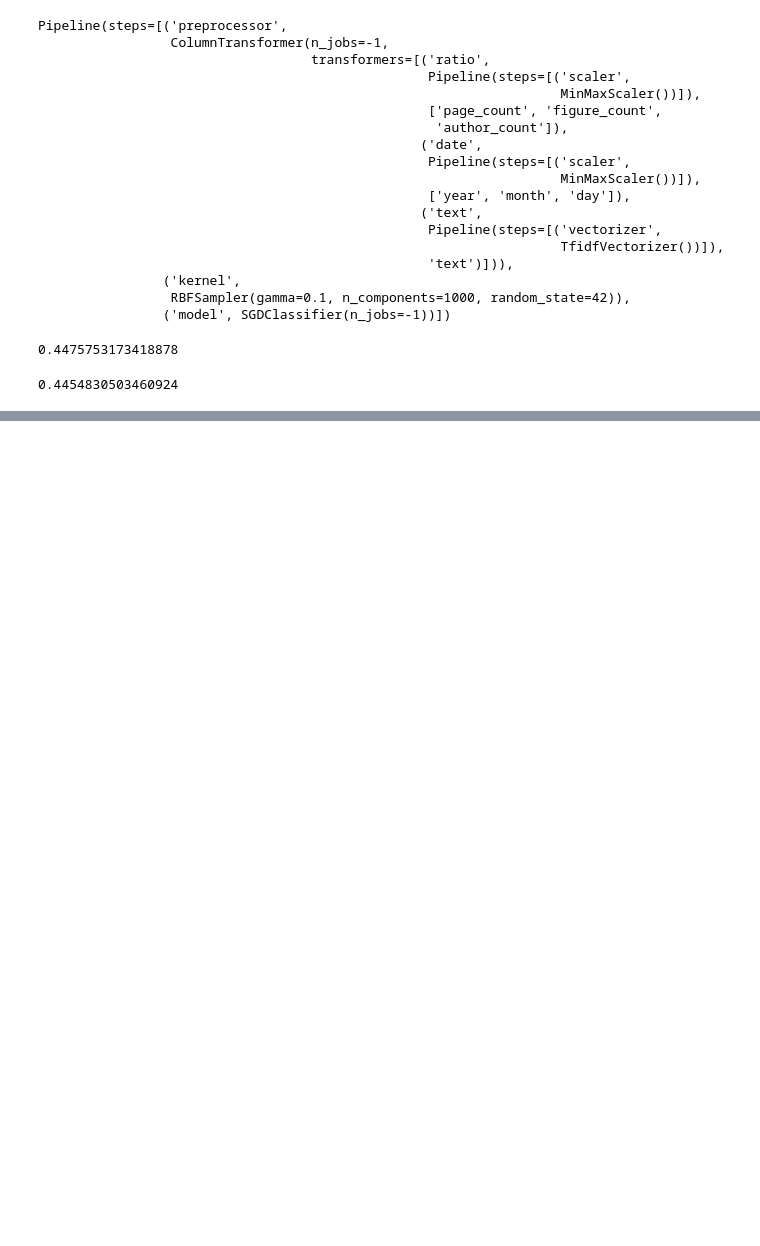
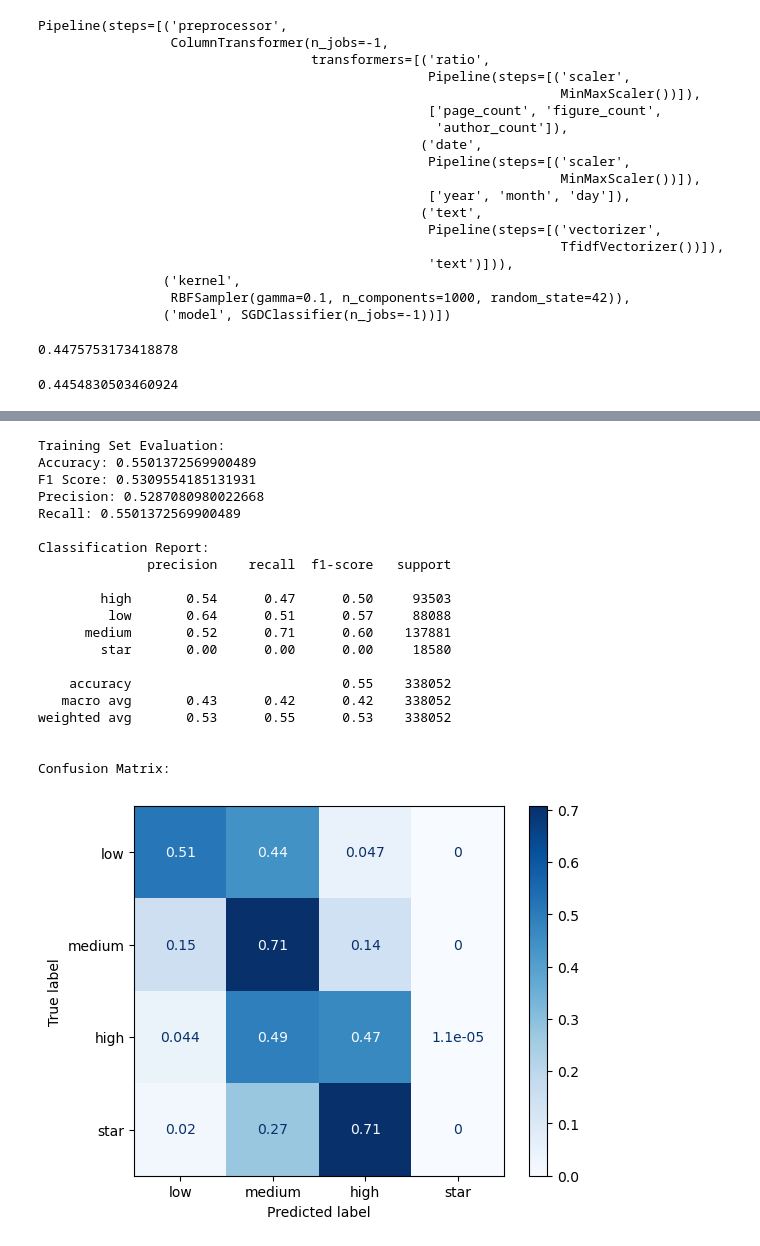
Before and after one commit to Grutschus/uu-data-mining-project, a Jupyter notebook: exploration_modeling.ipynb, the cells around one changed output, grey strips where cells are left out. Cells and saved outputs as stored; diff of their text form; code cells hidden in the pictures; blank space fills up the shorter version.

```diff
--- a/exploration_modeling.ipynb
+++ b/exploration_modeling.ipynb
@@ -753,0 +766,3 @@ dim_red_pipeline = Pipeline([
+# %%
+kernel_search.fit(train_df, train_df["citation_bucket"])
+save_model(kernel_search, "models")
@@ -753,0 +884,8 @@ dim_red_pipeline = Pipeline([
+# %%
+from sklearn.dummy import DummyClassifier
+strategies = ["most_frequent", "prior", "stratified", "uniform"]
+for s in strategies:
+    dummy = DummyClassifier(strategy=s)
+    dummy.fit(train_df, train_df["citation_bucket"])
+    display(f"Strategy: {s}")
+    display(f"Train score: {dummy.score(train_df, train_df['citation_bucket'])}")
@@ -753,0 +903,4 @@ dim_red_pipeline = Pipeline([
+# %%
+kernel_search = load_model("kernel_search", "models")
+best_model = kernel_search.best_estimator_
+best_model
@@ -753,0 +924,3 @@ dim_red_pipeline = Pipeline([
+# %%
+# Train the model on the complete Training Set!
+best_model.fit(train_df, train_df["citation_bucket"])
@@ -753,0 +955,41 @@ dim_red_pipeline = Pipeline([
+# %%
+
+# Predict the class labels for the training set
+train_pred = best_model.predict(train_df)
+
+# Evaluate the model on the training set
+print("Training Set Evaluation:")
+print("Accuracy:", accuracy_score(train_df["citation_bucket"], train_pred))
+print("F1 Score:", f1_score(train_df["citation_bucket"], train_pred, average="weighted"))
+print("Precision:", precision_score(train_df["citation_bucket"], train_pred, average="weighted"))
+print("Recall:", recall_score(train_df["citation_bucket"], train_pred, average="weighted"))
+print("\nClassification Report:")
+print(classification_report(train_df["citation_bucket"], train_pred))
+print("\nConfusion Matrix:")
+labels = ["low", "medium", "high", "star"]
+cm = confusion_matrix(train_df["citation_bucket"], train_pred, normalize='true', labels=labels)
+dsp = ConfusionMatrixDisplay(cm, display_labels=labels)
+dsp.plot(cmap=plt.cm.Blues)
+plt.show()
+# %% [output]
+Training Set Evaluation:
+Accuracy: 0.5501372569900489
+F1 Score: 0.5309554185131931
+Precision: 0.5287080980022668
+Recall: 0.5501372569900489
+
+Classification Report:
+              precision    recall  f1-score   support
+
+        high       0.54      0.47      0.50     93503
+         low       0.64      0.51      0.57     88088
+      medium       0.52      0.71      0.60    137881
+        star       0.00      0.00      0.00     18580
+
+    accuracy                           0.55    338052
+   macro avg       0.43      0.42      0.42    338052
+weighted avg       0.53      0.55      0.53    338052
+
+
+Confusion Matrix:
+[figure, added]
```
Also changed, not shown: parts of 20 cells of this notebook.
